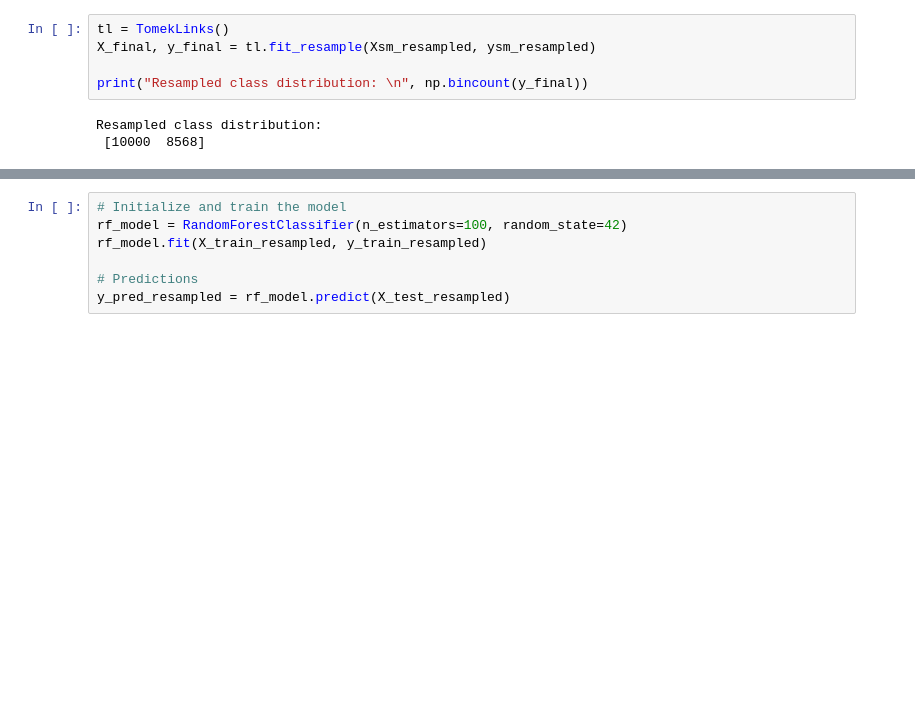
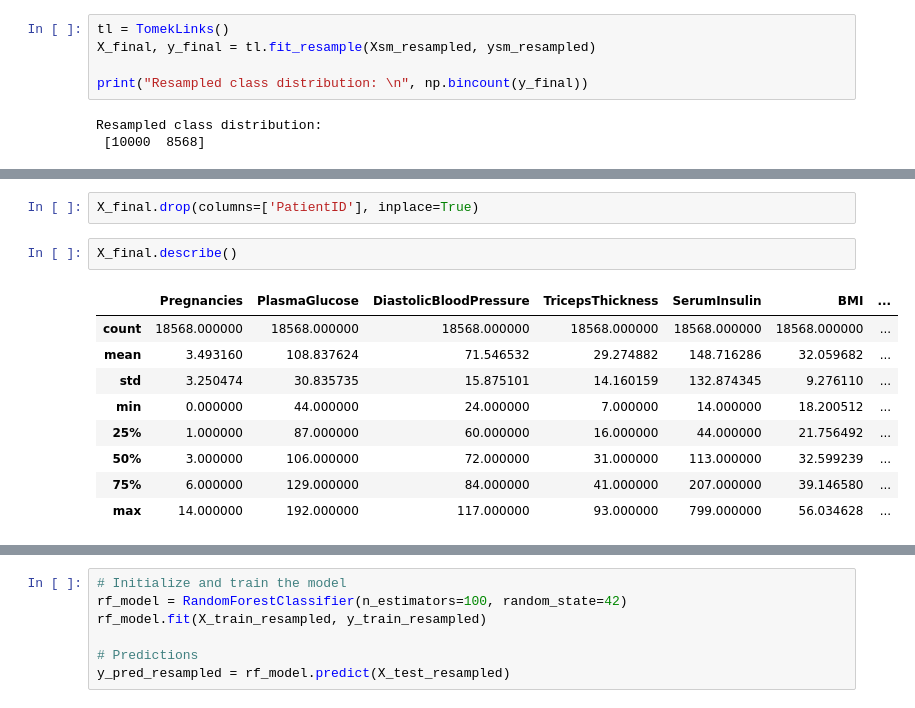
Before and after one commit to Lucky12348/diabetes_prediction, a Jupyter notebook: Diabetes_prediciton.ipynb, the cells around one changed output, grey strips where cells are left out. Saved outputs shown, nothing was run; the diff lists cells and outputs as text; blank space fills up the shorter version.

```diff
--- a/Diabetes_prediciton.ipynb
+++ b/Diabetes_prediciton.ipynb
@@ -513,3 +581,17 @@ plt.show()
+# %%
+X_final.drop(columns=['PatientID'], inplace=True)
+# %%
+X_final.describe()
+# %% [output]
+|  | Pregnancies | PlasmaGlucose | DiastolicBloodPressure | TricepsThickness | SerumInsulin | BMI | ... |
+| count | 18568.000000 | 18568.000000 | 18568.000000 | 18568.000000 | 18568.000000 | 18568.000000 | ... |
+| mean | 3.493160 | 108.837624 | 71.546532 | 29.274882 | 148.716286 | 32.059682 | ... |
+| std | 3.250474 | 30.835735 | 15.875101 | 14.160159 | 132.874345 | 9.276110 | ... |
+| min | 0.000000 | 44.000000 | 24.000000 | 7.000000 | 14.000000 | 18.200512 | ... |
+| 25% | 1.000000 | 87.000000 | 60.000000 | 16.000000 | 44.000000 | 21.756492 | ... |
+| 50% | 3.000000 | 106.000000 | 72.000000 | 31.000000 | 113.000000 | 32.599239 | ... |
+| 75% | 6.000000 | 129.000000 | 84.000000 | 41.000000 | 207.000000 | 39.146580 | ... |
+| max | 14.000000 | 192.000000 | 117.000000 | 93.000000 | 799.000000 | 56.034628 | ... |
 # %%
 # Split the resampled dataset
 X_train_resampled, X_test_resampled, y_train_resampled, y_test_resampled = train_test_split(
```
Also changed, not shown: parts of 10 cells of this notebook, 2 other files.
